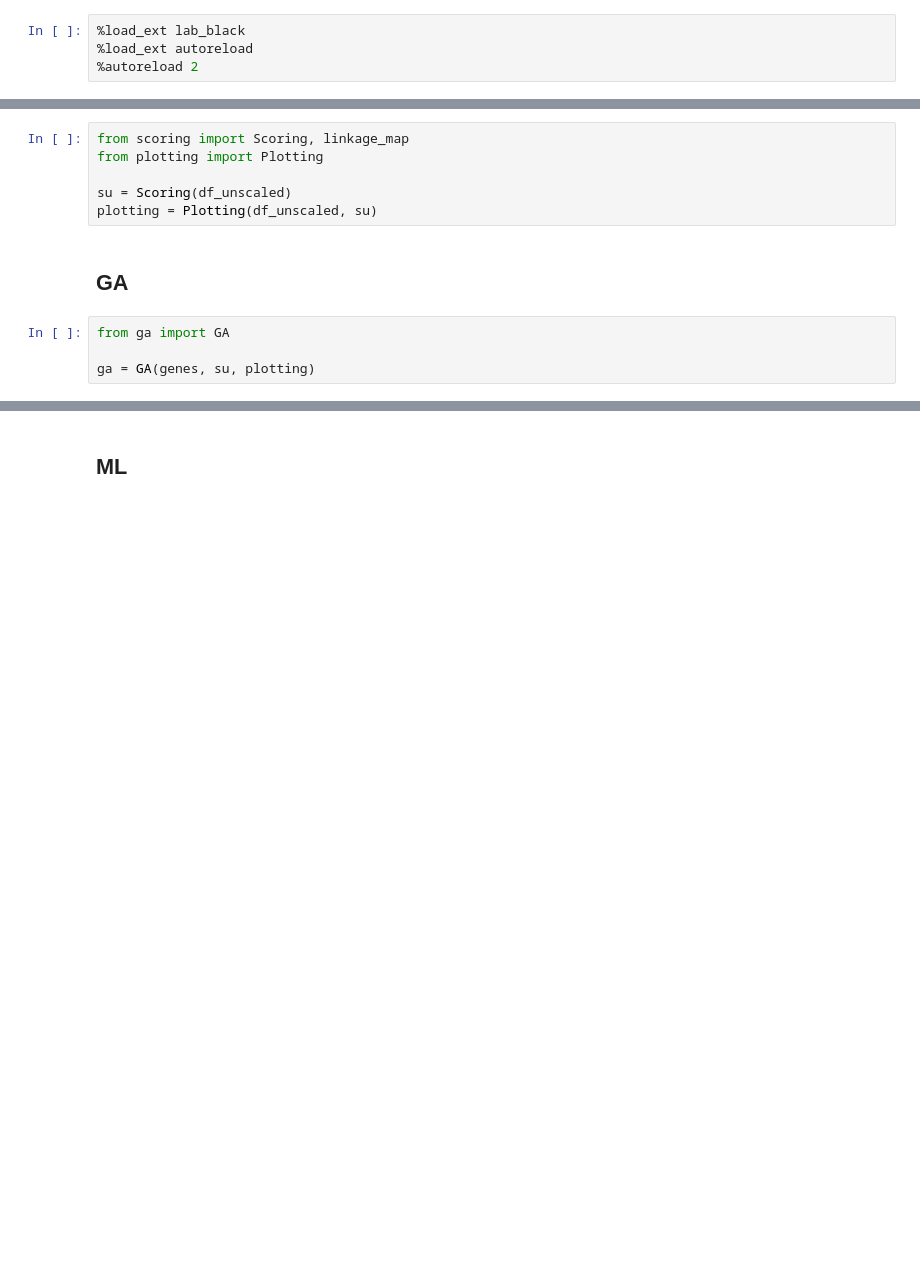
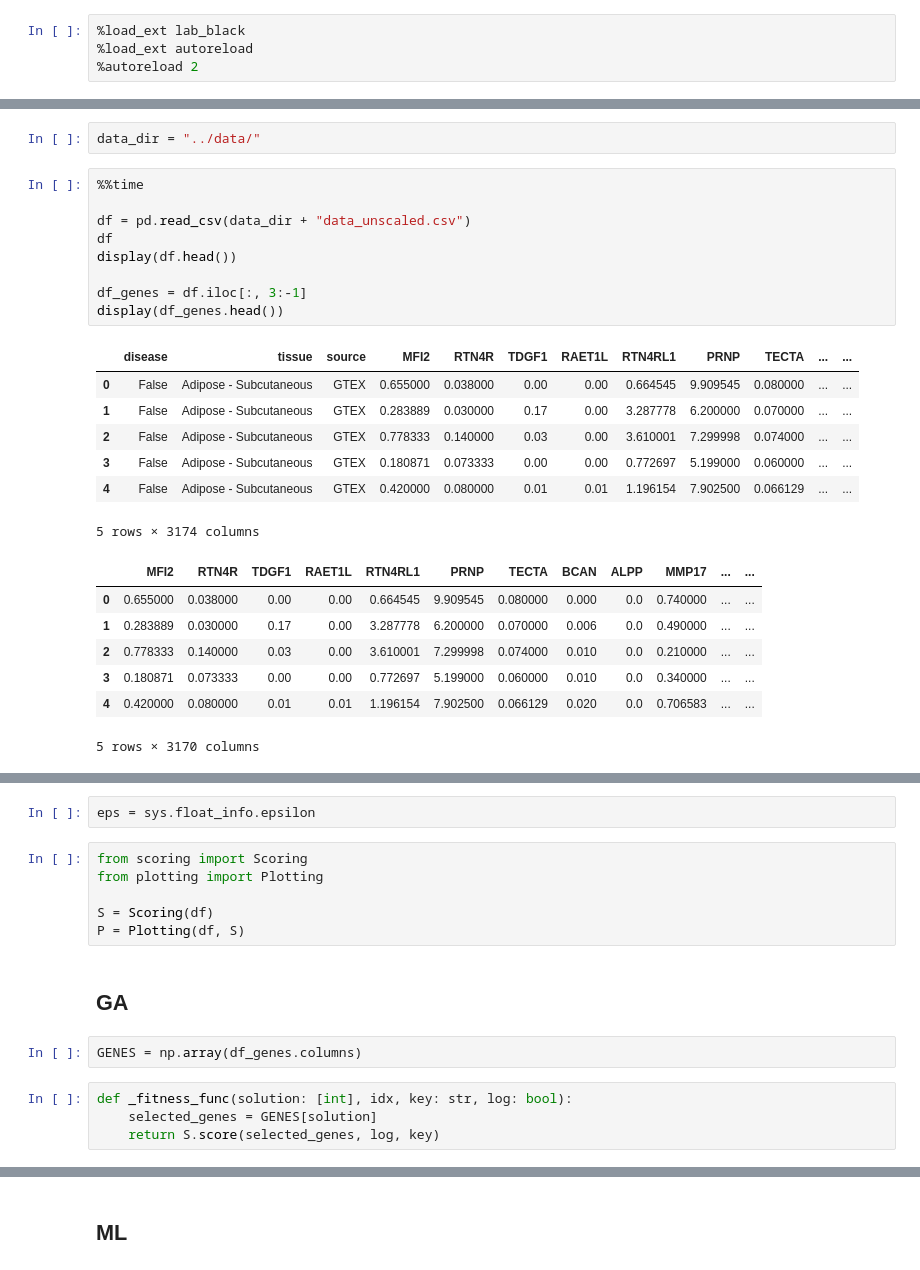
Before and after one commit to evelynbirnzain/bsc-thesis, a Jupyter notebook: src/main_new.ipynb, the cells around one changed output, grey strips where cells are left out. Cells and saved outputs as stored; diff of their text form; blank space fills up the shorter version.

```diff
--- a/src/main_new.ipynb
+++ b/src/main_new.ipynb
@@ -31,0 +13,26 @@ plot.get_figure().savefig("../misc/countplot.svg", format="svg", bbox_inches="ti
+# %%
+data_dir = "../data/"
+# %%
+%%time
+
+df = pd.read_csv(data_dir + "data_unscaled.csv")
+df
+display(df.head())
+
+df_genes = df.iloc[:, 3:-1]
+display(df_genes.head())
+# %% [output]
+|  | disease | tissue | source | MFI2 | RTN4R | TDGF1 | RAET1L | RTN4RL1 | PRNP | TECTA | ... | ... |
+| 0 | False | Adipose - Subcutaneous | GTEX | 0.655000 | 0.038000 | 0.00 | 0.00 | 0.664545 | 9.909545 | 0.080000 | ... | ... |
+| 1 | False | Adipose - Subcutaneous | GTEX | 0.283889 | 0.030000 | 0.17 | 0.00 | 3.287778 | 6.200000 | 0.070000 | ... | ... |
+| 2 | False | Adipose - Subcutaneous | GTEX | 0.778333 | 0.140000 | 0.03 | 0.00 | 3.610001 | 7.299998 | 0.074000 | ... | ... |
+| 3 | False | Adipose - Subcutaneous | GTEX | 0.180871 | 0.073333 | 0.00 | 0.00 | 0.772697 | 5.199000 | 0.060000 | ... | ... |
+| 4 | False | Adipose - Subcutaneous | GTEX | 0.420000 | 0.080000 | 0.01 | 0.01 | 1.196154 | 7.902500 | 0.066129 | ... | ... |
+5 rows × 3174 columns
+|  | MFI2 | RTN4R | TDGF1 | RAET1L | RTN4RL1 | PRNP | TECTA | BCAN | ALPP | MMP17 | ... | ... |
+| 0 | 0.655000 | 0.038000 | 0.00 | 0.00 | 0.664545 | 9.909545 | 0.080000 | 0.000 | 0.0 | 0.740000 | ... | ... |
+| 1 | 0.283889 | 0.030000 | 0.17 | 0.00 | 3.287778 | 6.200000 | 0.070000 | 0.006 | 0.0 | 0.490000 | ... | ... |
+| 2 | 0.778333 | 0.140000 | 0.03 | 0.00 | 3.610001 | 7.299998 | 0.074000 | 0.010 | 0.0 | 0.210000 | ... | ... |
+| 3 | 0.180871 | 0.073333 | 0.00 | 0.00 | 0.772697 | 5.199000 | 0.060000 | 0.010 | 0.0 | 0.340000 | ... | ... |
+| 4 | 0.420000 | 0.080000 | 0.01 | 0.01 | 1.196154 | 7.902500 | 0.066129 | 0.020 | 0.0 | 0.706583 | ... | ... |
+5 rows × 3170 columns
@@ -32,12 +40,16 @@ plot.get_figure().savefig("../misc/countplot.svg", format="svg", bbox_inches="ti
+# %%
+eps = sys.float_info.epsilon
 # %%
-from scoring import Scoring, linkage_map
+from scoring import Scoring
 from plotting import Plotting
 
-su = Scoring(df_unscaled)
-plotting = Plotting(df_unscaled, su)
+S = Scoring(df)
+P = Plotting(df, S)
 # %% [markdown]
 ## GA
-# %%
-from ga import GA
-
-ga = GA(genes, su, plotting)
+# %%
+GENES = np.array(df_genes.columns)
+# %%
+def _fitness_func(solution: [int], idx, key: str, log: bool):
+    selected_genes = GENES[solution]
+    return S.score(selected_genes, log, key)
```
Also changed, not shown: parts of 34 cells of this notebook, 3 other files.
